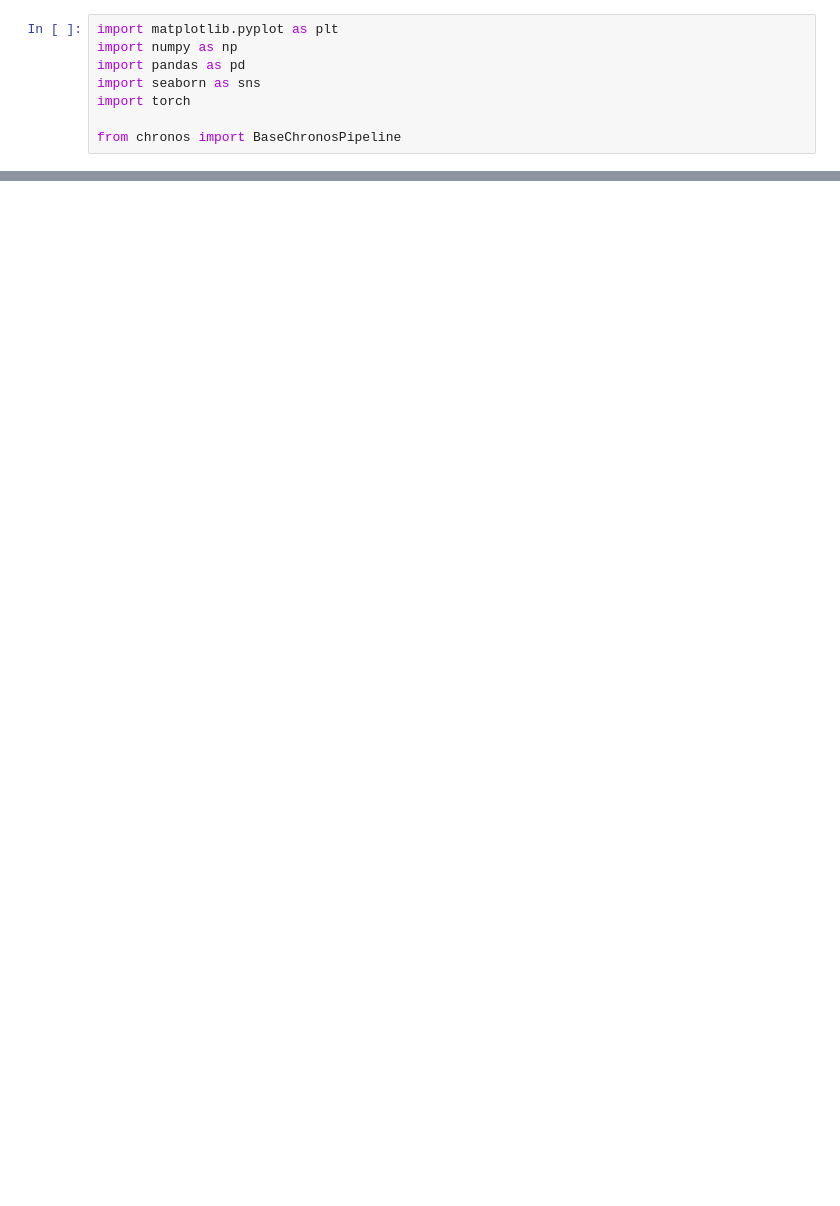
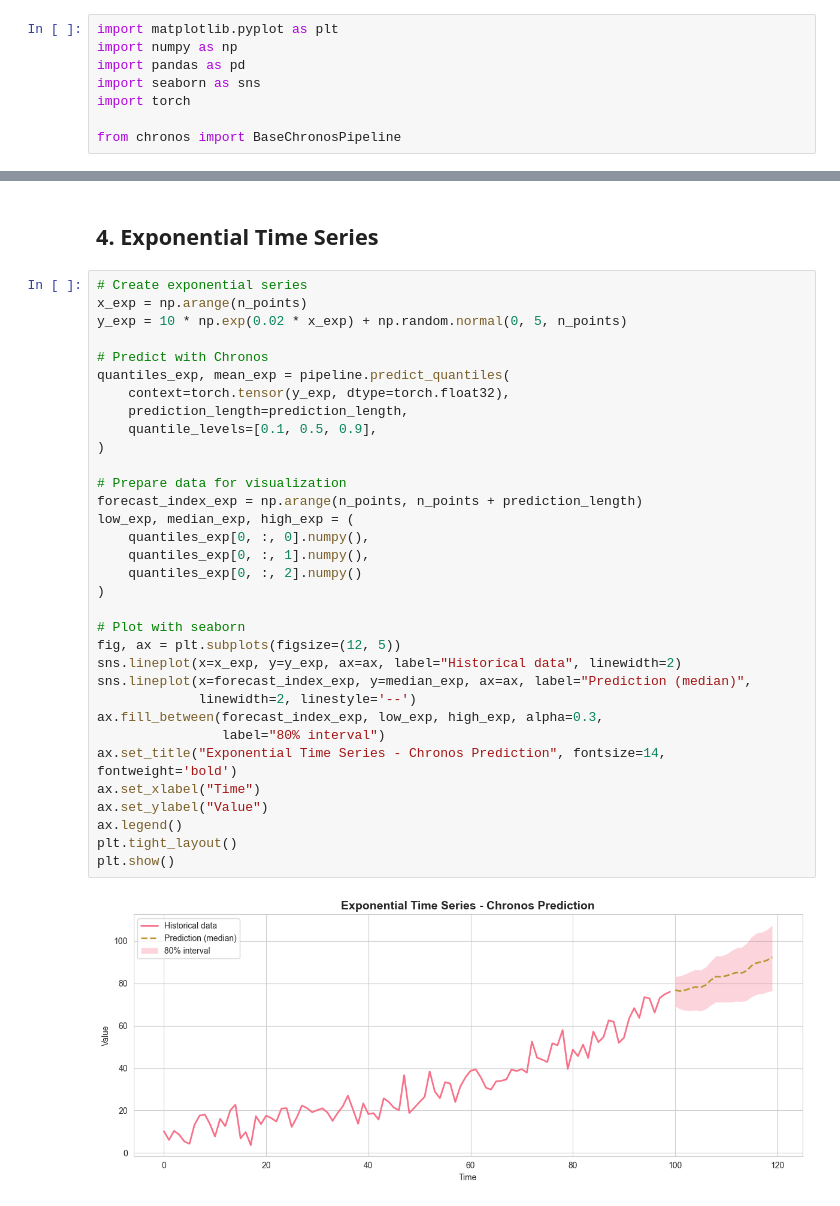
Before and after one commit to Presmanes3/chronos-sagemaker-forecasting, a Jupyter notebook: notebooks/test_chornos.ipynb, the cells around one changed output, grey strips where cells are left out. Saved outputs shown, nothing was run; the diff lists cells and outputs as text; blank space fills up the shorter version.

```diff
--- a/notebooks/test_chornos.ipynb
+++ b/notebooks/test_chornos.ipynb
@@ -48,0 +389,37 @@ plt.show()
+# %% [markdown]
+## 4. Exponential Time Series
+# %%
+# Create exponential series
+x_exp = np.arange(n_points)
+y_exp = 10 * np.exp(0.02 * x_exp) + np.random.normal(0, 5, n_points)
+
+# Predict with Chronos
+quantiles_exp, mean_exp = pipeline.predict_quantiles(
+    context=torch.tensor(y_exp, dtype=torch.float32),
+    prediction_length=prediction_length,
+    quantile_levels=[0.1, 0.5, 0.9],
+)
+
+# Prepare data for visualization
+forecast_index_exp = np.arange(n_points, n_points + prediction_length)
+low_exp, median_exp, high_exp = (
+    quantiles_exp[0, :, 0].numpy(),
+    quantiles_exp[0, :, 1].numpy(),
+    quantiles_exp[0, :, 2].numpy()
+)
+
+# Plot with seaborn
+fig, ax = plt.subplots(figsize=(12, 5))
+sns.lineplot(x=x_exp, y=y_exp, ax=ax, label="Historical data", linewidth=2)
+sns.lineplot(x=forecast_index_exp, y=median_exp, ax=ax, label="Prediction (median)",
+             linewidth=2, linestyle='--')
+ax.fill_between(forecast_index_exp, low_exp, high_exp, alpha=0.3,
+                label="80% interval")
+ax.set_title("Exponential Time Series - Chronos Prediction", fontsize=14, fontweight='bold')
+ax.set_xlabel("Time")
+ax.set_ylabel("Value")
+ax.legend()
+plt.tight_layout()
+plt.show()
+# %% [output]
+[figure, added]
```
Also changed, not shown: parts of 21 cells of this notebook.
